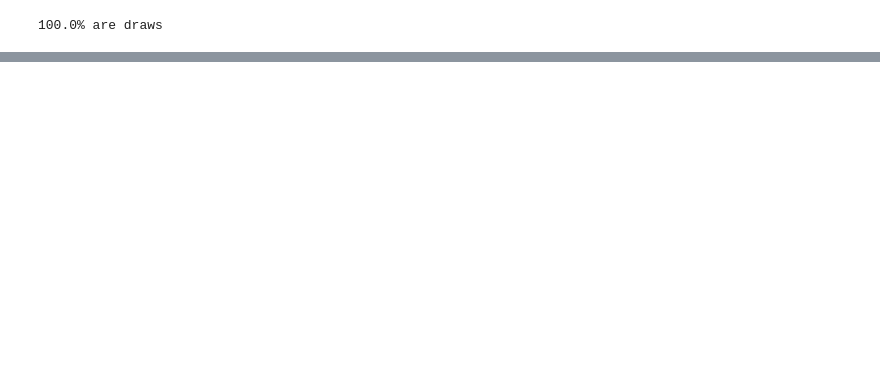
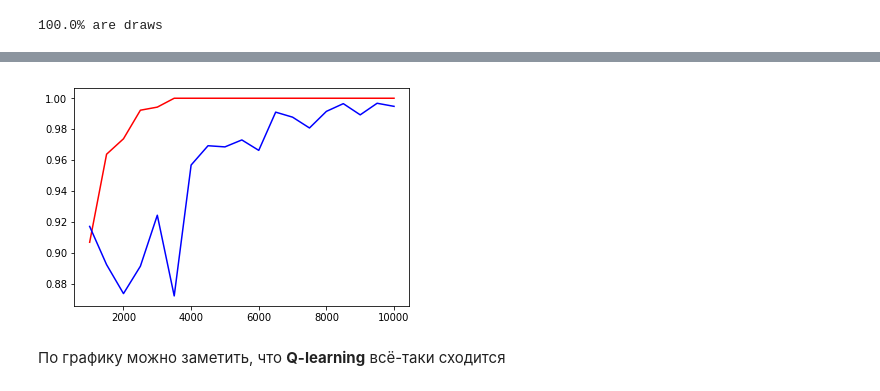
Before and after one commit to v-sopov/renju, a Jupyter notebook: tictactoe.ipynb, the cells around one changed output, grey strips where cells are left out. Saved outputs shown, nothing was run; the diff lists cells and outputs as text; code cells hidden in the pictures; blank space fills up the shorter version.

```diff
--- a/tictactoe.ipynb
+++ b/tictactoe.ipynb
@@ -276,7 +276,7 @@ class TicTacToe:
         self.player_x = player_x_class(x_states, x_actions, 'x', alpha=alpha)
         self.player_o = player_o_class(o_states, o_actions, 'o', alpha=alpha)
 
-    def train(self, games_num, epsilon=0.2, with_epsilon=1, verbose=False, counter=0, graph=False):
+    def train(self, games_num, epsilon=0.2, with_epsilon=1, counter=0, graph=False):
         players = [self.player_x, self.player_o]
         x_wins = 0
         o_wins = 0
@@ -294,14 +294,8 @@ class TicTacToe:
                 players[1].eps = 0
             turn = 0
             state = 0
-            if verbose:
-                # print(self.states[state])
-                print(state)
             while game_result(self.states[state]) == 2:
                 state = players[turn % 2].choose(state)
-                if verbose:
-                    # print(self.states[state])
-                    print(state)
                 if turn >= 1:
                     reward = game_result(self.states[state])
                     if reward == 2:
@@ -318,9 +312,6 @@ class TicTacToe:
                 x_wins += 1
             else:
                 o_wins += 1
-
-            if verbose:
-                print('=======================================')
         if graph:
             plt.subplot(211)
             plt.plot(range(len(diffs[0])), diffs[0], 'r')
@@ -426,0 +431,5 @@ game = TicTacToe()
+# %%
+game = TicTacToe(SARSA, SARSA, 0.2)
+game.train(20000, epsilon=0.2, with_epsilon=1, counter=100, graph=True)
+game = TicTacToe(SARSA, SARSA, 0.2)
+res = game.train(1000, epsilon=0, with_epsilon=1, counter=100, graph=True)
@@ -426,0 +448,25 @@ game = TicTacToe()
+# %%
+steps_nums = list(range(1000, 10001, 500))
+iterations = 20
+draws = [[], []]
+for steps_num in log_progress(steps_nums, every=1):
+    val = 0
+    for i in range(iterations):
+        game = TicTacToe(SARSA, SARSA, 0.2)
+        game.train(steps_num, epsilon=0.2, with_epsilon=0.9)
+        res = game.train(200, epsilon=0)
+        val += res[2]/res[3]
+    draws[0].append(val/iterations)
+    val = 0
+    for i in range(iterations):
+        game = TicTacToe(QLearning, QLearning, 0.2)
+        game.train(steps_num, epsilon=0.2, with_epsilon=0.9)
+        res = game.train(200, epsilon=0)
+        val += res[2]/res[3]
+    draws[1].append(val/iterations)
+plt.plot(steps_nums, draws[0], 'r', steps_nums, draws[1], 'b')
+plt.show()
+# %% [output]
+[figure, added]
+# %% [markdown]
+По графику можно заметить, что **Q-learning** всё-таки сходится
```
Also changed, not shown: parts of 10 cells of this notebook.
